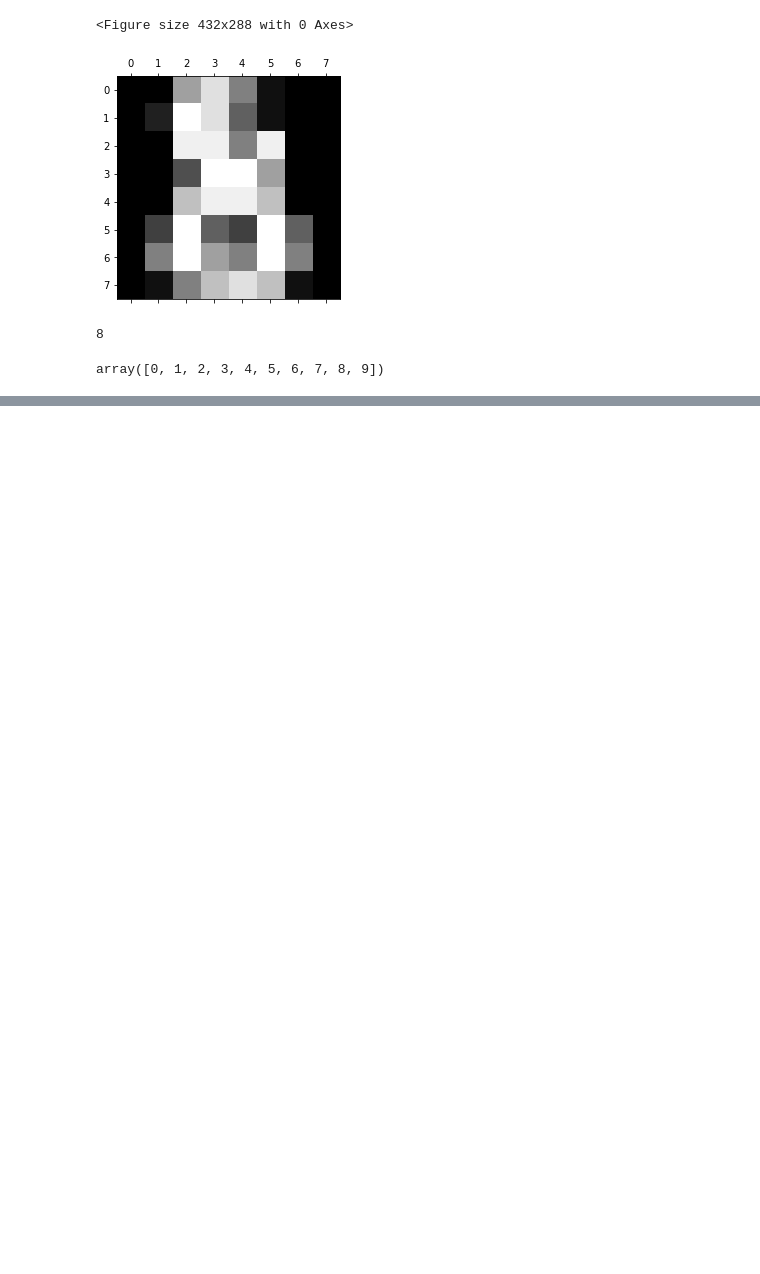
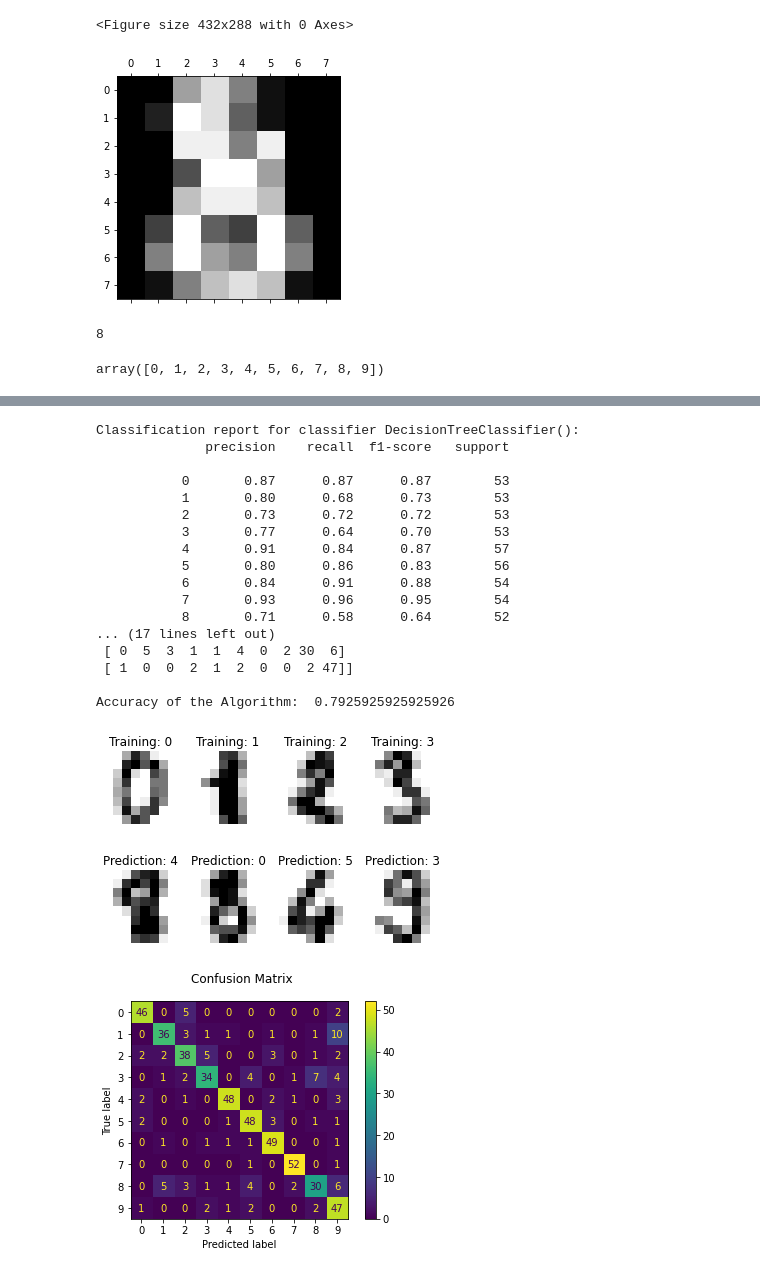
Before and after one commit to meysamhadigheh/test_number_recognition, a Jupyter notebook: mahroon_SkLearn/number_recognition.ipynb, the cells around one changed output, grey strips where cells are left out. Drawn from its saved outputs; the diff is of its cells as text; code cells hidden in the pictures; blank space fills up the shorter version.

```diff
--- a/mahroon_SkLearn/number_recognition.ipynb
+++ b/mahroon_SkLearn/number_recognition.ipynb
@@ -325,0 +122,27 @@ Accuracy of the Algorithm:  0.8851851851851852
+# %%
+# 3. Decision Trees
+from sklearn import tree
+dt_classifier = tree.DecisionTreeClassifier()
+dt_classifier.fit(X_train, y_train)
+predicted_dt = dt_classifier.predict(X_test)
+classification_report(predicted_dt,dt_classifier)
+# %% [output]
+Classification report for classifier DecisionTreeClassifier():
+              precision    recall  f1-score   support
+
+           0       0.87      0.87      0.87        53
+           1       0.80      0.68      0.73        53
+           2       0.73      0.72      0.72        53
+           3       0.77      0.64      0.70        53
+           4       0.91      0.84      0.87        57
+           5       0.80      0.86      0.83        56
+           6       0.84      0.91      0.88        54
+           7       0.93      0.96      0.95        54
+           8       0.71      0.58      0.64        52
+... (17 lines left out)
+ [ 0  5  3  1  1  4  0  2 30  6]
+ [ 1  0  0  2  1  2  0  0  2 47]]
+
+Accuracy of the Algorithm:  0.7925925925925926
+[figure, added]
+[figure, added]
```
Also changed, not shown: parts of 11 cells of this notebook.
